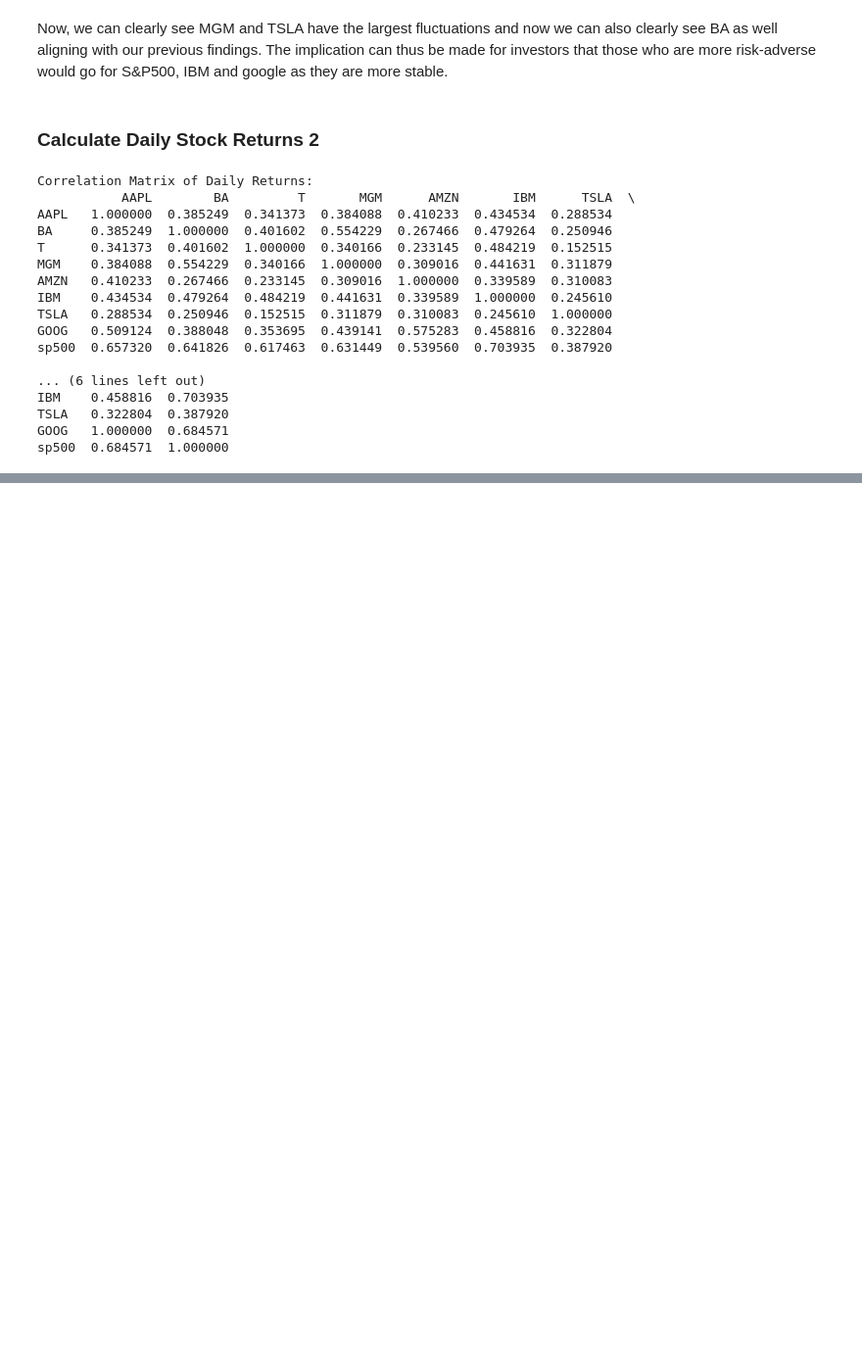
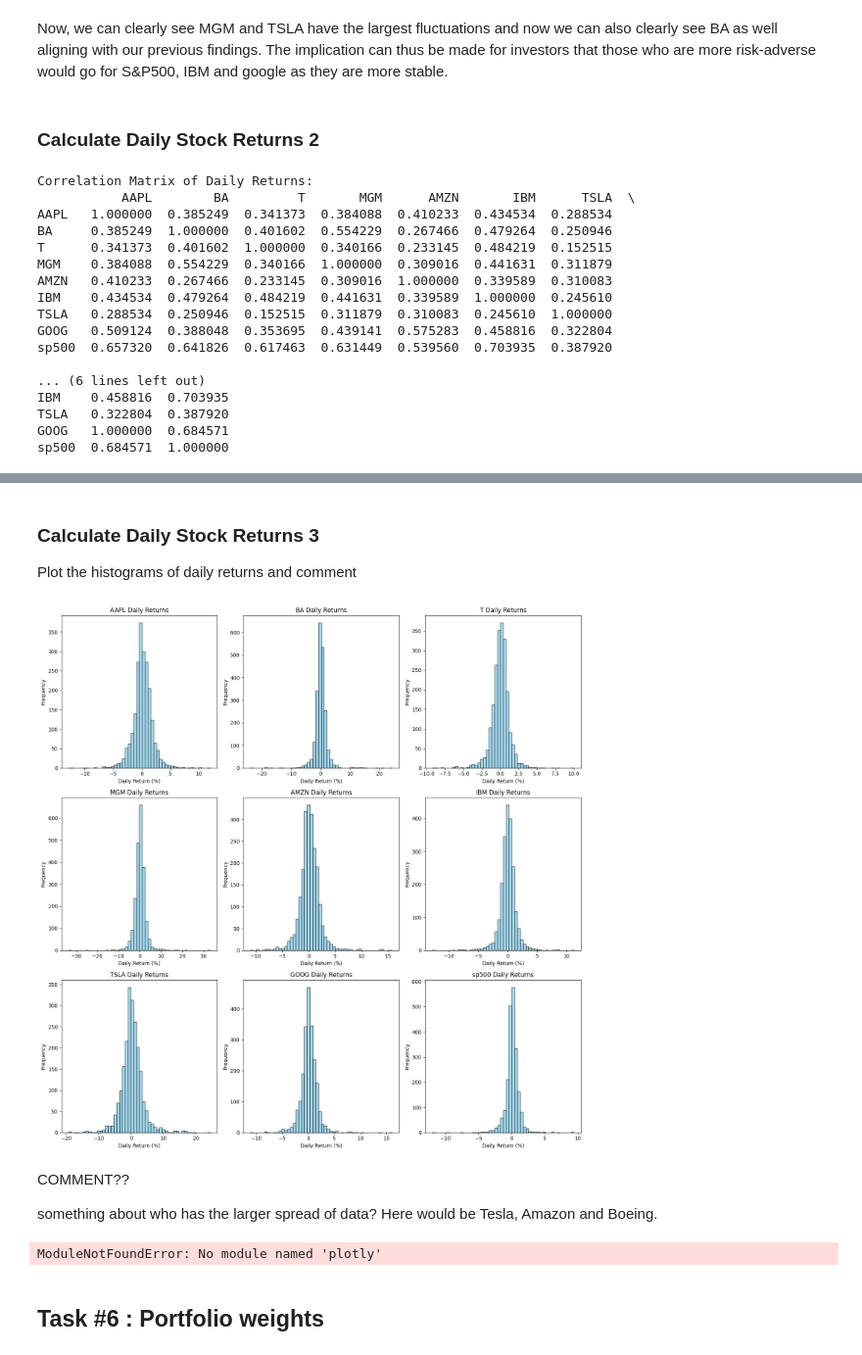
Before and after one commit to bubuzhang2002/Finance-with-Big-Data-PC-labs, a Jupyter notebook: PC labs/PC lab1.ipynb, the cells around one changed output, grey strips where cells are left out. Shown at 98% size. Cells and saved outputs as stored; diff of their text form; code cells hidden in the pictures; blank space fills up the shorter version.

```diff
--- a/PC labs/PC lab1.ipynb
+++ b/PC labs/PC lab1.ipynb
@@ -444,0 +473,58 @@ Looking at the correlation matrix.
+# %% [markdown]
+### Calculate Daily Stock Returns 3
+
+Plot the histograms of daily returns and comment
+# %%
+import matplotlib.pyplot as plt
+
+# Drop Date
+stock_columns = [col for col in results.columns if col != 'Date']
+data = [results[col].dropna() for col in stock_columns]  # Stock data for each column
+
+# Set up a grid for subplots (adjust rows/cols based on your number of stocks)
+fig, axes = plt.subplots(3, 3, figsize=(15, 15))  # 2 rows, 2 columns for 4 plots
+axes = axes.ravel()  # Flatten axes array to make it easier to iterate
+
+# Loop through the data and plot each stock's histogram in its subplot
+for idx, ax in enumerate(axes):
+    if idx < len(data):  # Make sure we don't run out of data
+        ax.hist(data[idx], bins=50, alpha=0.75, color='skyblue', edgecolor='black')
+        ax.set_title(f'{stock_columns[idx]} Daily Returns')
+        ax.set_xlabel('Daily Return (%)')
+        ax.set_ylabel('Frequency')
+
+# Adjust layout to prevent overlap
+plt.tight_layout()
+plt.show()
+# %% [output]
+[figure, added]
+# %% [markdown]
+COMMENT??
+
+something about who has the larger spread of data? Here would be Tesla, Amazon and Boeing.
+# %%
+import plotly.figure_factory as ff
+
+# Define a function using Plotly
+def interactive_fancy_histograms(df):
+    # Create a list of histograms for each stock
+    data = []
+    stock_names = []
+
+    for column in df.columns:
+        if column != 'Date':  # Exclude 'Date'
+            data.append(df[column].dropna().values)  # Add stock returns data
+            stock_names.append(column)  # Add stock name
+
+    # Create interactive histograms using Plotly figure factory
+    fig = ff.create_distplot(data, stock_names, bin_size=0.5, show_hist=True, show_rug=False)
+
+    fig.update_layout(title_text='Interactive and Fancy Histograms of Daily Returns')
+    fig.show()
+
+# Example usage for interactive plot
+interactive_fancy_histograms(daily_returns_df)
+# %% [output]
+ModuleNotFoundError: No module named 'plotly'
+# %% [markdown]
+## Task #6 : Portfolio weights
```
Also changed, not shown: parts of 13 cells of this notebook.
